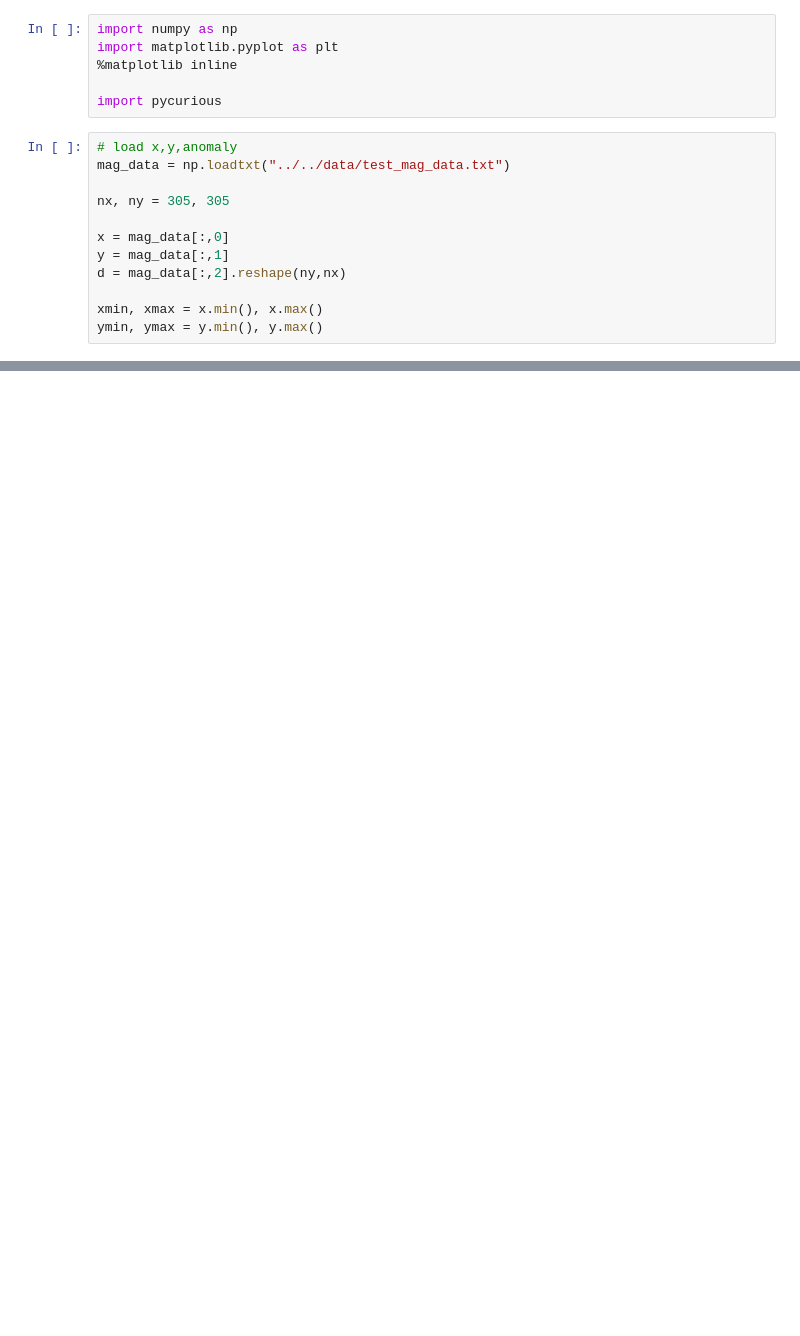
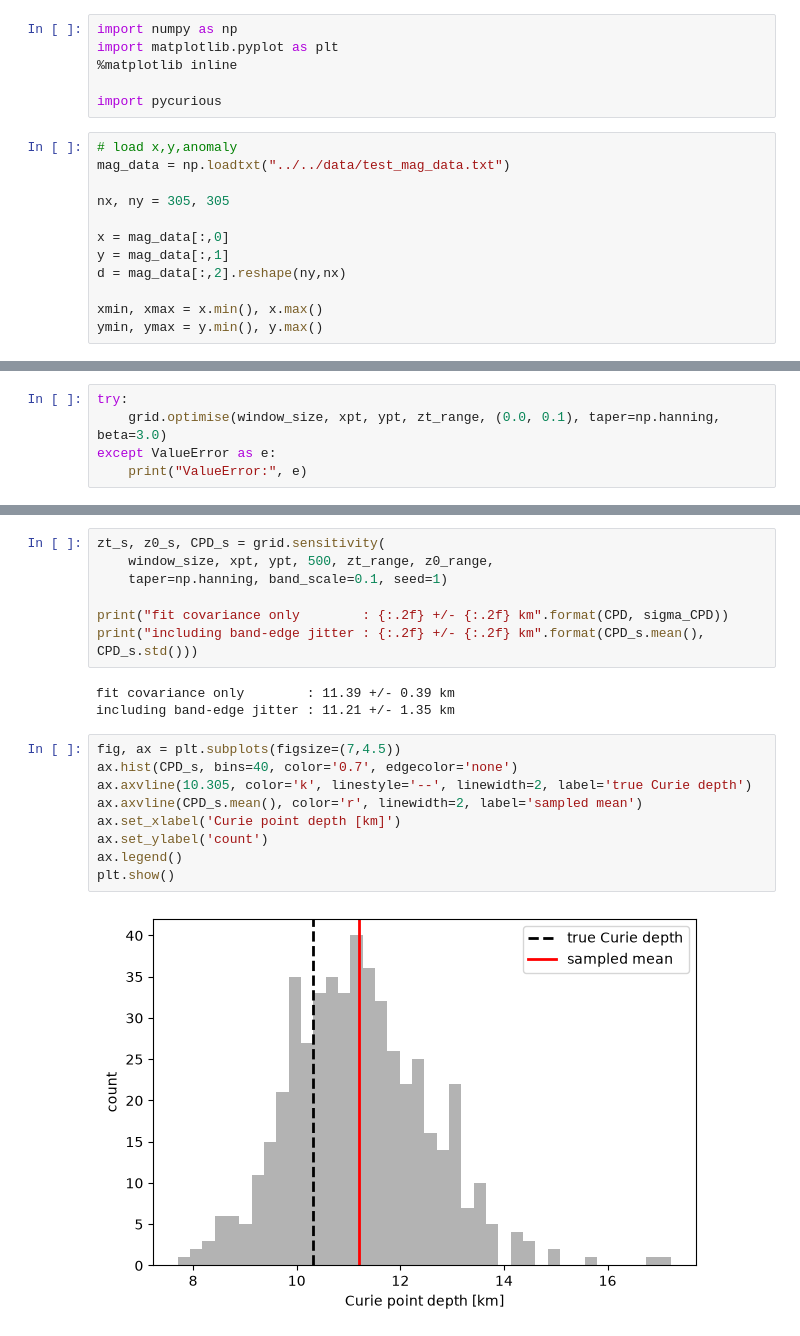
Before and after one commit to brmather/pycurious, a Jupyter notebook: Examples/Notebooks/Tanaka/Ex2-Compute-Curie-depth.ipynb, the cells around one changed output, grey strips where cells are left out. Saved outputs shown, nothing was run; the diff lists cells and outputs as text; blank space fills up the shorter version.

```diff
--- a/Examples/Notebooks/Tanaka/Ex2-Compute-Curie-depth.ipynb
+++ b/Examples/Notebooks/Tanaka/Ex2-Compute-Curie-depth.ipynb
@@ -157,0 +206,5 @@ plt.show()
+# %%
+try:
+    grid.optimise(window_size, xpt, ypt, zt_range, (0.0, 0.1), taper=np.hanning, beta=3.0)
+except ValueError as e:
+    print("ValueError:", e)
@@ -157,0 +221,21 @@ plt.show()
+# %%
+zt_s, z0_s, CPD_s = grid.sensitivity(
+    window_size, xpt, ypt, 500, zt_range, z0_range,
+    taper=np.hanning, band_scale=0.1, seed=1)
+
+print("fit covariance only        : {:.2f} +/- {:.2f} km".format(CPD, sigma_CPD))
+print("including band-edge jitter : {:.2f} +/- {:.2f} km".format(CPD_s.mean(), CPD_s.std()))
+# %% [output]
+fit covariance only        : 11.39 +/- 0.39 km
+including band-edge jitter : 11.21 +/- 1.35 km
+# %%
+fig, ax = plt.subplots(figsize=(7,4.5))
+ax.hist(CPD_s, bins=40, color='0.7', edgecolor='none')
+ax.axvline(10.305, color='k', linestyle='--', linewidth=2, label='true Curie depth')
+ax.axvline(CPD_s.mean(), color='r', linewidth=2, label='sampled mean')
+ax.set_xlabel('Curie point depth [km]')
+ax.set_ylabel('count')
+ax.legend()
+plt.show()
+# %% [output]
+[figure, added]
```
Also changed, not shown: parts of 20 cells of this notebook, 6 other files.
